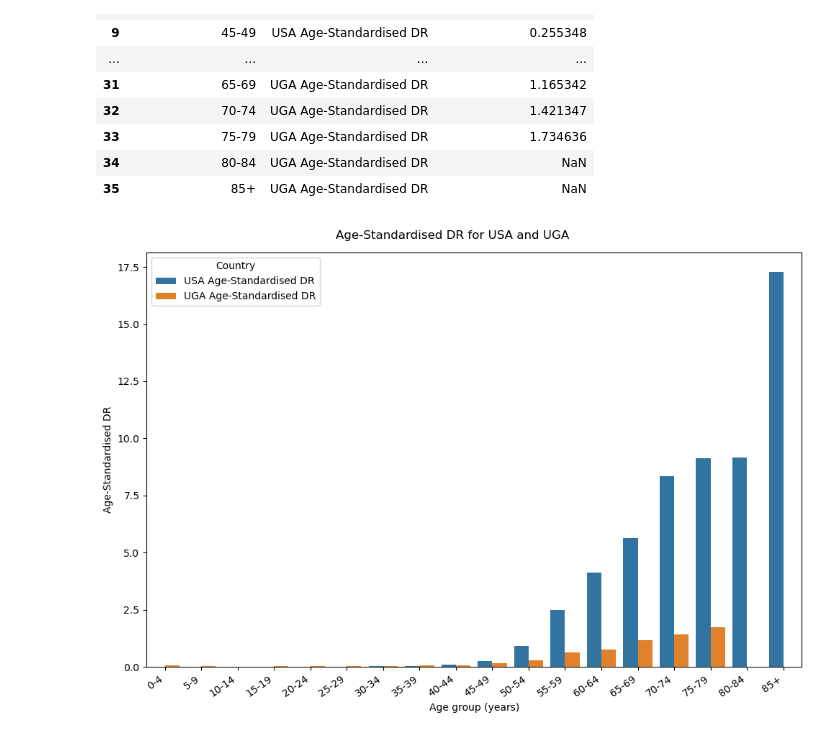
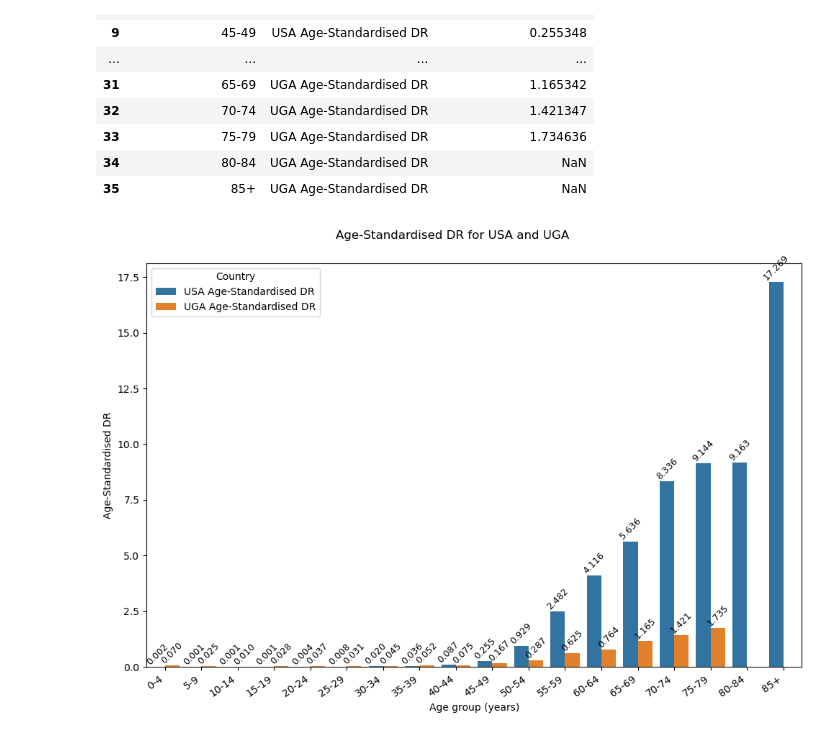
Before and after one commit to chrischank/owid-jds, a Jupyter notebook: notebooks/EDA.ipynb, the cells around one changed output. Drawn from its saved outputs; the diff is of its cells as text; code cells hidden in the pictures.

Commit message:
feat(v0.1.3): write-up and barplots labels
Task complete, with readme.md updated and write-up for notebook completed.

```diff
--- a/notebooks/EDA.ipynb
+++ b/notebooks/EDA.ipynb
@@ -391,16 +414,24 @@ ASpec_l
 # %%
 # Plotting
 fig, ax = plt.subplots(figsize = (10, 7))
 
 sns.barplot(data = ASpec_l,
             x = "Age group (years)", y = "Age-Standardised DR",
             hue = "Country")
 
 plt.suptitle("Age-Standardised DR for USA and UGA")
 plt.xticks(rotation = 35, ha = "right")
 
+for bar in ax.patches:
+    # Remove artificial 0.00 bar height
+    height = bar.get_height()
+    if height != 0.00:
+        label = f"{height:.3f}"
+        # Placing the text at the center of the bar
+        ax.text(bar.get_x() + bar.get_width() / 2, height, label, ha="center", va="bottom", fontsize=9, rotation=45)
+
 fig.tight_layout()
 plt.savefig("../docs/AStdDR_barplot.png")
 plt.show()
 # %% [output]
-[figure, old version]
+[figure, new version]
```
Also changed, not shown: parts of 3 cells of this notebook, 4 other files.
